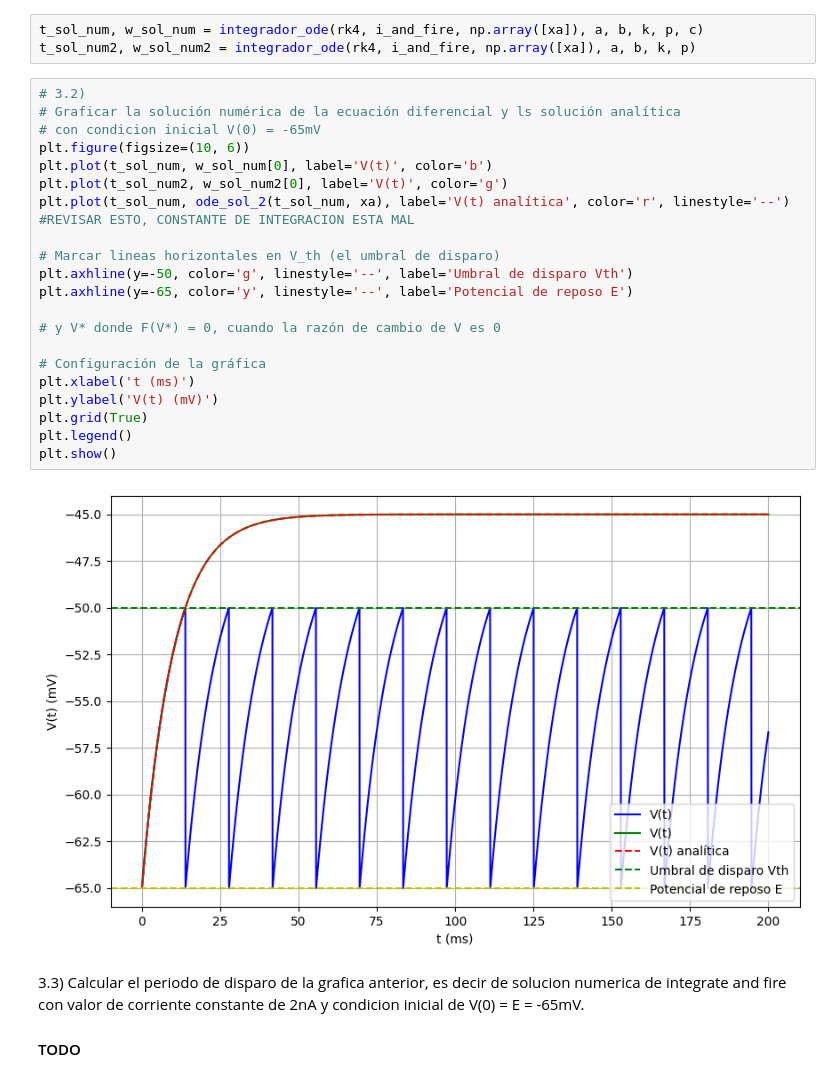
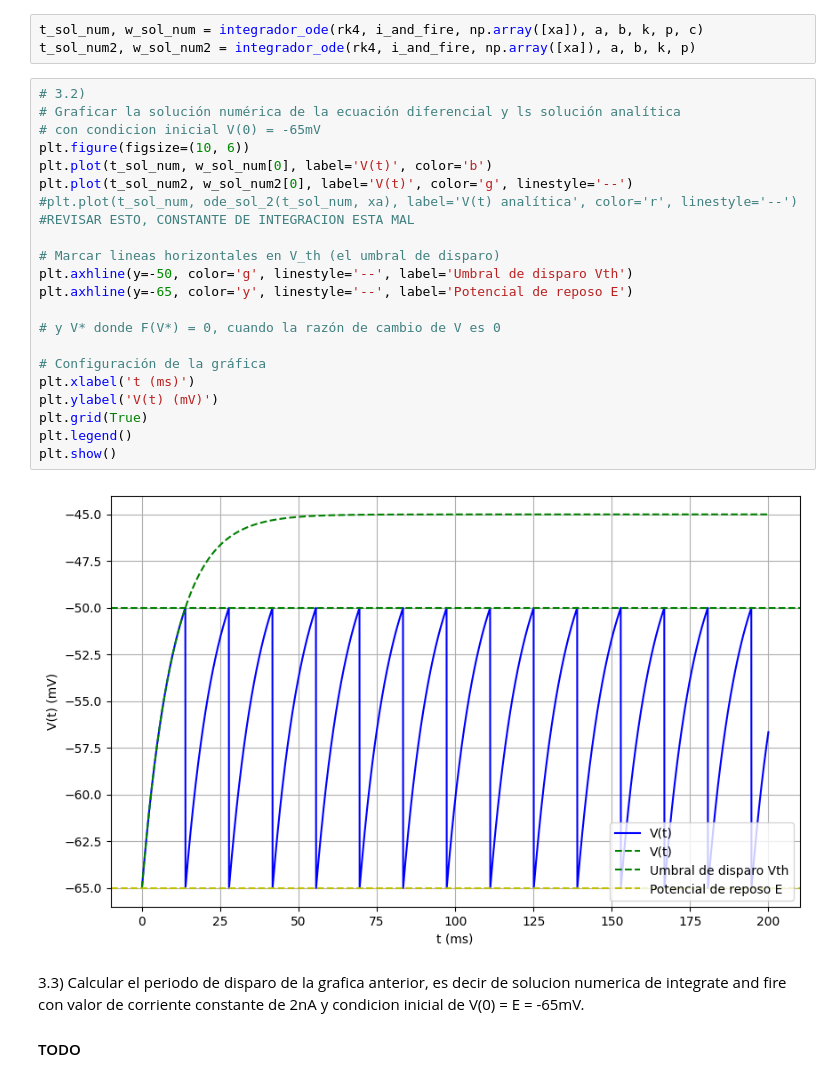
Before and after one commit to AdolfoBanchio/Redes-neuronales-2024, a Jupyter notebook: guias_ejercicios/redes_neuronales_2024_guia_5.ipynb, the cells around one changed output. Cells and saved outputs as stored; diff of their text form.

```diff
--- a/guias_ejercicios/redes_neuronales_2024_guia_5.ipynb
+++ b/guias_ejercicios/redes_neuronales_2024_guia_5.ipynb
@@ -485,26 +485,26 @@ t_sol_num2, w_sol_num2 = integrador_ode(rk4, i_and_fire, np.array([xa]), a, b, k
 # %%
 # 3.2)
 # Graficar la solución numérica de la ecuación diferencial y ls solución analítica
 # con condicion inicial V(0) = -65mV
 plt.figure(figsize=(10, 6))
 plt.plot(t_sol_num, w_sol_num[0], label='V(t)', color='b')
-plt.plot(t_sol_num2, w_sol_num2[0], label='V(t)', color='g')
-plt.plot(t_sol_num, ode_sol_2(t_sol_num, xa), label='V(t) analítica', color='r', linestyle='--') #REVISAR ESTO, CONSTANTE DE INTEGRACION ESTA MAL
+plt.plot(t_sol_num2, w_sol_num2[0], label='V(t)', color='g', linestyle='--')
+#plt.plot(t_sol_num, ode_sol_2(t_sol_num, xa), label='V(t) analítica', color='r', linestyle='--') #REVISAR ESTO, CONSTANTE DE INTEGRACION ESTA MAL
 
 # Marcar lineas horizontales en V_th (el umbral de disparo)
 plt.axhline(y=-50, color='g', linestyle='--', label='Umbral de disparo Vth')
 plt.axhline(y=-65, color='y', linestyle='--', label='Potencial de reposo E')
 
 # y V* donde F(V*) = 0, cuando la razón de cambio de V es 0
 
 # Configuración de la gráfica
 plt.xlabel('t (ms)')
 plt.ylabel('V(t) (mV)')
 plt.grid(True)
 plt.legend()
 plt.show()
 # %% [output]
-[figure, old version]
+[figure, new version]
 # %% [markdown]
 3.3) Calcular el periodo de disparo de la grafica anterior, es decir de solucion numerica de integrate and fire con valor de corriente constante de 2nA y condicion inicial de V(0) = E = -65mV.
 
```
Also changed, not shown: parts of 1 cell of this notebook, 3 other files.
